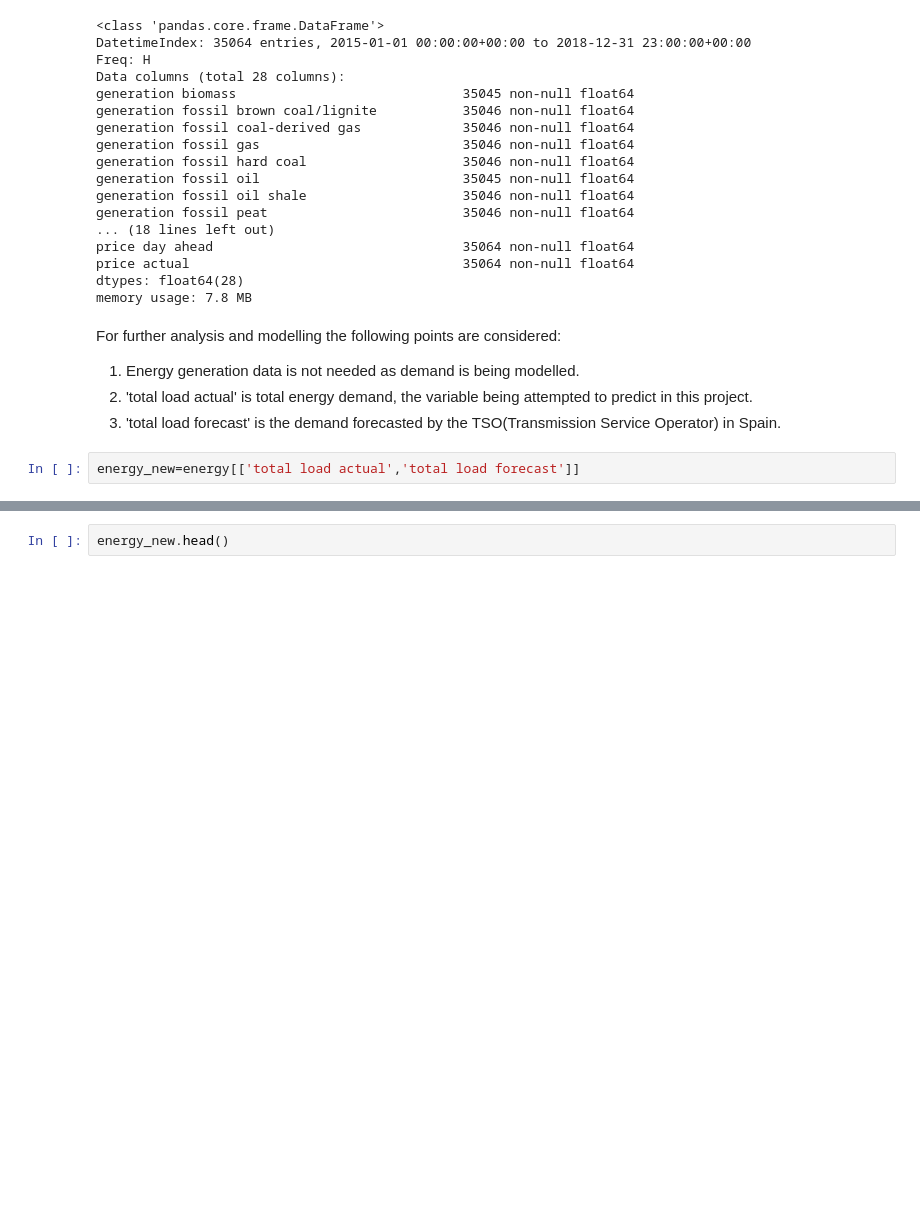
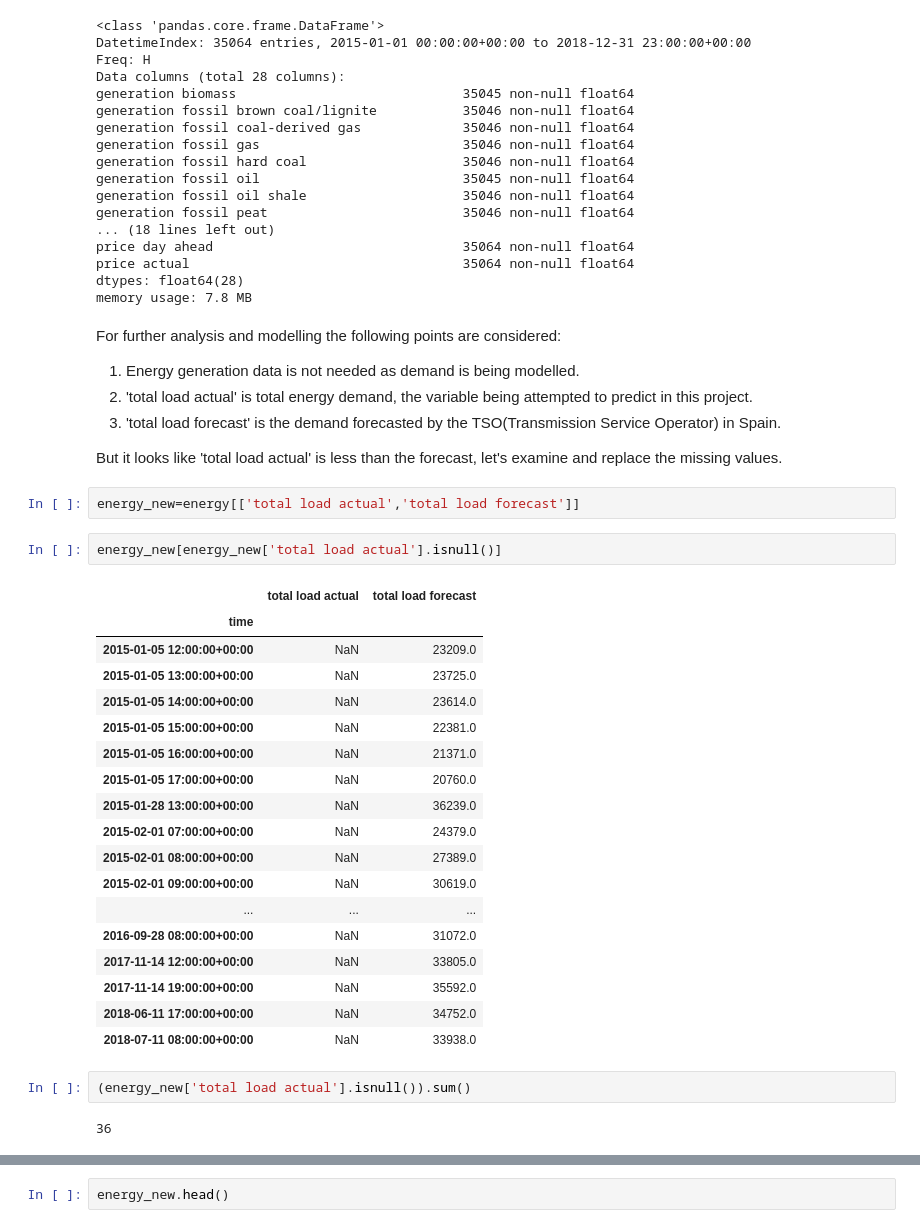
Before and after one commit to y-fawzy/energy-demand-forecast, a Jupyter notebook: notebooks/2-wrangling.ipynb, the cells around one changed output, grey strips where cells are left out. Saved outputs shown, nothing was run; the diff lists cells and outputs as text; blank space fills up the shorter version.

```diff
--- a/notebooks/2-wrangling.ipynb
+++ b/notebooks/2-wrangling.ipynb
@@ -37,5 +37,32 @@ For further analysis and modelling the following points are considered:
 1. Energy generation data is not needed as demand is being modelled.
 2. 'total load actual' is total energy demand, the variable being attempted to predict in this project.
 2. 'total load forecast' is the demand forecasted by the TSO(Transmission Service Operator) in Spain.
+
+But it looks like 'total load actual' is less than the forecast, let's examine and replace the missing values.
 # %%
 energy_new=energy[['total load actual','total load forecast']]
+# %%
+energy_new[energy_new['total load actual'].isnull()]
+# %% [output]
+|  | total load actual | total load forecast |
+| time |  |  |
+| 2015-01-05 12:00:00+00:00 | NaN | 23209.0 |
+| 2015-01-05 13:00:00+00:00 | NaN | 23725.0 |
+| 2015-01-05 14:00:00+00:00 | NaN | 23614.0 |
+| 2015-01-05 15:00:00+00:00 | NaN | 22381.0 |
+| 2015-01-05 16:00:00+00:00 | NaN | 21371.0 |
+| 2015-01-05 17:00:00+00:00 | NaN | 20760.0 |
+| 2015-01-28 13:00:00+00:00 | NaN | 36239.0 |
+| 2015-02-01 07:00:00+00:00 | NaN | 24379.0 |
+| 2015-02-01 08:00:00+00:00 | NaN | 27389.0 |
+| 2015-02-01 09:00:00+00:00 | NaN | 30619.0 |
+| ... | ... | ... |
+| 2016-09-28 08:00:00+00:00 | NaN | 31072.0 |
+| 2017-11-14 12:00:00+00:00 | NaN | 33805.0 |
+| 2017-11-14 19:00:00+00:00 | NaN | 35592.0 |
+| 2018-06-11 17:00:00+00:00 | NaN | 34752.0 |
+| 2018-07-11 08:00:00+00:00 | NaN | 33938.0 |
+# %%
+(energy_new['total load actual'].isnull()).sum()
+# %% [output]
+36
```
Also changed, not shown: parts of 7 cells of this notebook.
